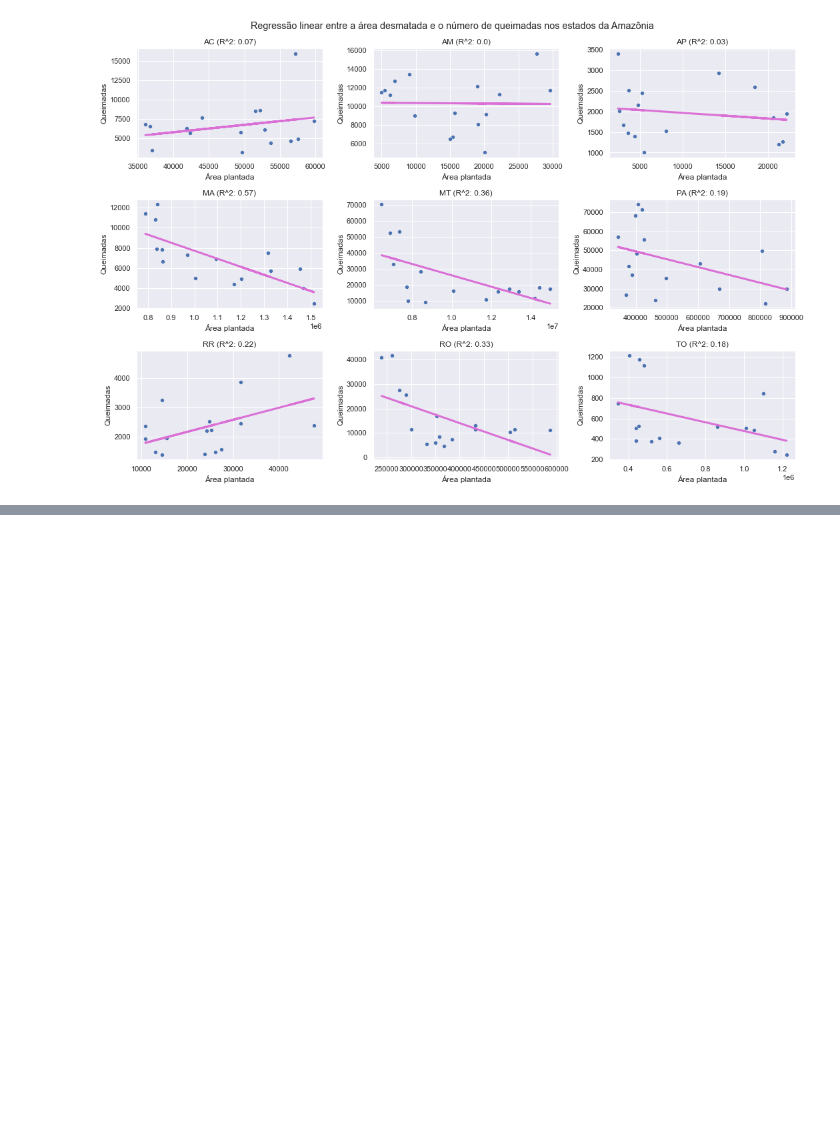
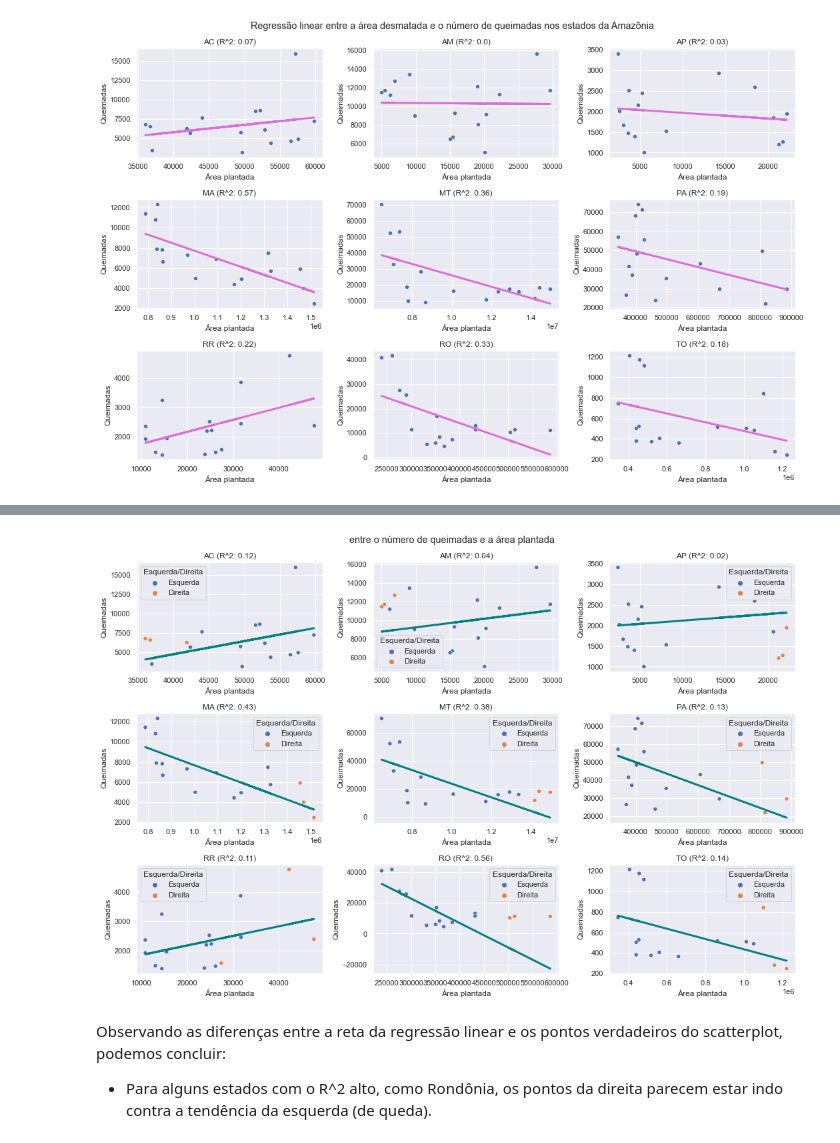
Before and after one commit to thiagomrs/icd2021projetoFinal, a Jupyter notebook: correlação.ipynb, the cells around one changed output, grey strips where cells are left out. Drawn from its saved outputs; the diff is of its cells as text; code cells hidden in the pictures; blank space fills up the shorter version.

```diff
--- a/correlação.ipynb
+++ b/correlação.ipynb
@@ -271,0 +313,7 @@ subplots_reg('Queimadas', lr_all_queimadas, 'Regressão linear entre a área des
+# %%
+subplots_reg_color('Queimadas', lr_esquerda_queimadas, 'entre o número de queimadas e a área plantada', 'teal')
+# %% [output]
+[figure, added]
+# %% [markdown]
+Observando as diferenças entre a reta da regressão linear e os pontos verdadeiros do scatterplot, podemos concluir:
+* Para alguns estados com o R^2 alto, como Rondônia, os pontos da direita parecem estar indo contra a tendência da esquerda (de queda).
```
Also changed, not shown: parts of 8 cells of this notebook.
